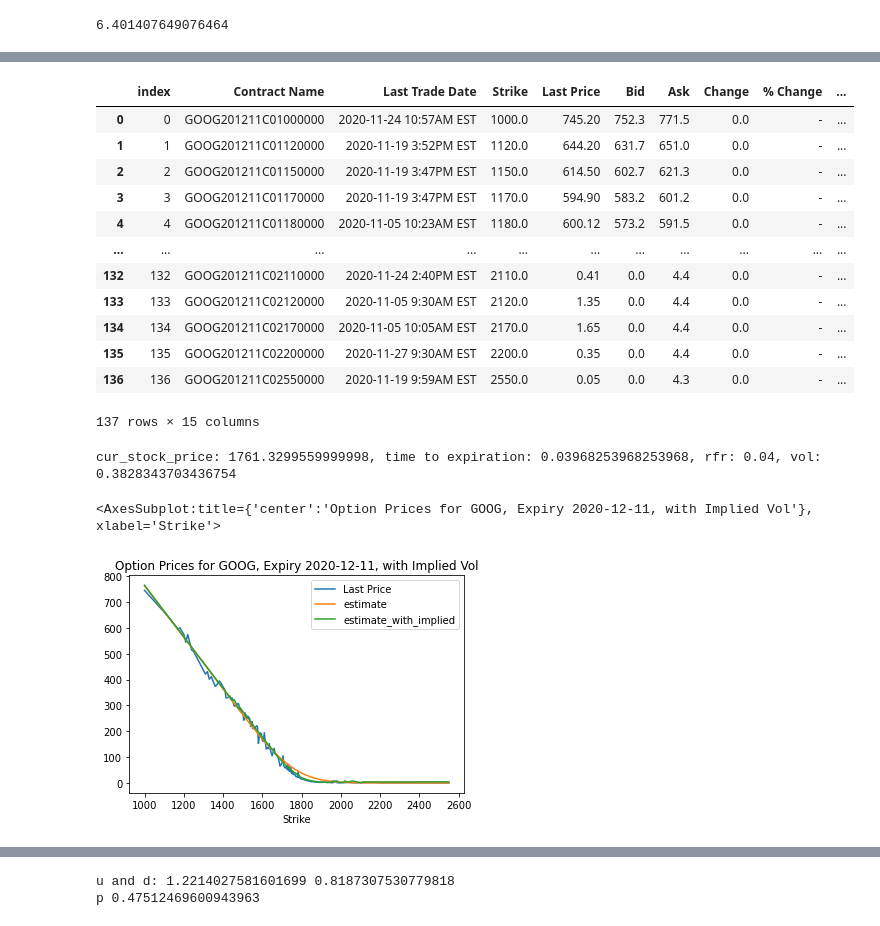
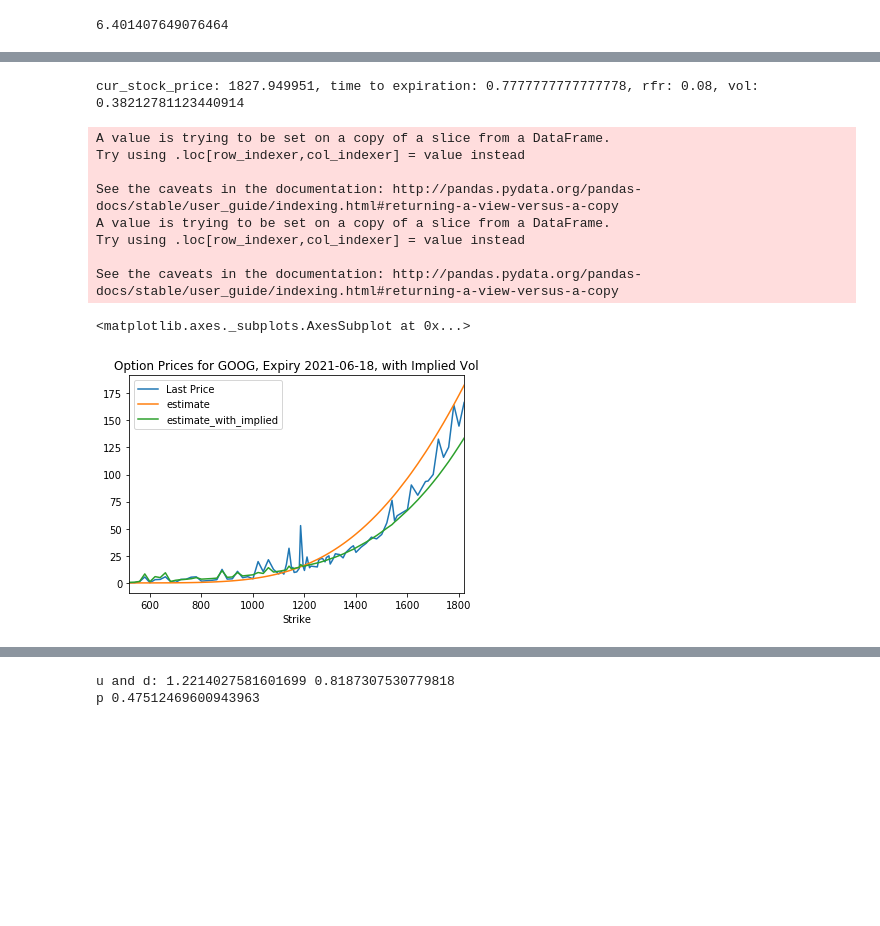
Before and after one commit to Maosef/options_pricing, a Jupyter notebook: option pricing active.ipynb, the cells around one changed output, grey strips where cells are left out. Cells and saved outputs as stored; diff of their text form; code cells hidden in the pictures; blank space fills up the shorter version.

```diff
--- a/option pricing active.ipynb
+++ b/option pricing active.ipynb
@@ -161,7 +155,8 @@ for x in range(strike_start_idx,strike_end_idx):
                             K = r['Strike'][x],
                             T = time_to_expiration,
                             r = risk_free_rate,
-                            sigma = sigma)
+                            sigma = sigma,
+                            option_type = option_type)
     list_estimates.append(value_s)
 
 # merge the real and computed dataframes to compare results
@@ -280,10 +291,12 @@ print(mse, rmse)
 # %%
-# filter deep ITM and OTM options
+# filter out low volume options
 
-lower_bound, upper_bound = cur_stock_price * .5, cur_stock_price * 1.5
-put_estimate_filtered = df_estimate[(df_estimate['Strike'] > lower_bound) & (df_estimate['Strike'] < upper_bound)].reset_index()
-ax = sns.distplot(put_estimate_filtered['estimate_error'])
-print(put_estimate_filtered['estimate_error'].describe())
+# lower_bound, upper_bound = cur_stock_price * .5, cur_stock_price * 1.5
+# price_estimate_filtered = df_estimate[(df_estimate['Strike'] > lower_bound) & (df_estimate['Strike'] < upper_bound)].reset_index()
 
-put_estimate_filtered.plot(x='Strike',y=['Last Price','estimate'], title='Option prices for {}, Expiry {} (Filtered Strikes)'.format(ticker, expiration_datetime.date()))
+price_estimate_filtered = df_estimate[(df_estimate['Open Interest'] > 15)].reset_index()
+ax = sns.distplot(price_estimate_filtered['estimate_error'])
+print(price_estimate_filtered['estimate_error'].describe())
+
+price_estimate_filtered.plot(x='Strike',y=['Last Price','estimate'], title='Option prices for {}, Expiry {} (Filtered Strikes)'.format(ticker, expiration_datetime.date()))
 # %% [output]
@@ -302,49 +315,55 @@ Name: estimate_error, dtype: float64
-# %%
-put_estimate_filtered
-# %% [output]
-|  | index | Contract Name | Last Trade Date | Strike | Last Price | Bid | Ask | Change | % Change | ... |
-| 0 | 0 | GOOG201211C01000000 | 2020-11-24 10:57AM EST | 1000.0 | 745.20 | 752.3 | 771.5 | 0.0 | - | ... |
-| 1 | 1 | GOOG201211C01120000 | 2020-11-19 3:52PM EST | 1120.0 | 644.20 | 631.7 | 651.0 | 0.0 | - | ... |
-| 2 | 2 | GOOG201211C01150000 | 2020-11-19 3:47PM EST | 1150.0 | 614.50 | 602.7 | 621.3 | 0.0 | - | ... |
-| 3 | 3 | GOOG201211C01170000 | 2020-11-19 3:47PM EST | 1170.0 | 594.90 | 583.2 | 601.2 | 0.0 | - | ... |
-| 4 | 4 | GOOG201211C01180000 | 2020-11-05 10:23AM EST | 1180.0 | 600.12 | 573.2 | 591.5 | 0.0 | - | ... |
-| ... | ... | ... | ... | ... | ... | ... | ... | ... | ... | ... |
-| 132 | 132 | GOOG201211C02110000 | 2020-11-24 2:40PM EST | 2110.0 | 0.41 | 0.0 | 4.4 | 0.0 | - | ... |
-| 133 | 133 | GOOG201211C02120000 | 2020-11-05 9:30AM EST | 2120.0 | 1.35 | 0.0 | 4.4 | 0.0 | - | ... |
-| 134 | 134 | GOOG201211C02170000 | 2020-11-05 10:05AM EST | 2170.0 | 1.65 | 0.0 | 4.4 | 0.0 | - | ... |
-| 135 | 135 | GOOG201211C02200000 | 2020-11-27 9:30AM EST | 2200.0 | 0.35 | 0.0 | 4.4 | 0.0 | - | ... |
-| 136 | 136 | GOOG201211C02550000 | 2020-11-19 9:59AM EST | 2550.0 | 0.05 | 0.0 | 4.3 | 0.0 | - | ... |
-137 rows × 15 columns
 # %%
 # if we use implied vol instead of historical vol, our estimate should improve
 
-def calculate_prices_across_strikes(options_df, cur_stock_price, time_to_expiration, risk_free_rate, sigma):
+def calculate_prices_across_strikes(options_df, cur_stock_price, time_to_expiration, risk_free_rate, sigma, option_type):
 
     print('cur_stock_price: {}, time to expiration: {}, rfr: {}, vol: {}'.format(cur_stock_price, time_to_expiration, risk_free_rate, sigma))
     list_estimates = []
+    estimates_with_implied = []
 
     strike_start_idx, strike_end_idx = 0, options_df.shape[0]
 
     # run BSM for different strikes
     for x in range(strike_start_idx,strike_end_idx):
 #         print(options_df['Strike'][x])
         value_s = black_scholes(S = cur_stock_price,
                                 K = options_df['Strike'][x],
                                 T = time_to_expiration,
                                 r = risk_free_rate,
-                                sigma = options_df['Implied Volatility'][x])
+                                sigma = sigma,
+                                option_type = option_type)
         list_estimates.append(value_s)
 
+    for x in range(strike_start_idx,strike_end_idx):
+#         print(options_df['Strike'][x])
+        value_s = black_scholes(S = cur_stock_price,
+                                K = options_df['Strike'][x],
+                                T = time_to_expiration,
+                                r = risk_free_rate,
+                                sigma = options_df['Implied Volatility'][x],
+                                option_type = option_type)
+        estimates_with_implied.append(value_s)
+
     # merge the real and computed dataframes to compare results
-    options_df['estimate_with_implied'] = list_estimates
+    df_estimate = options_df[['Strike','Last Price']]
+    df_estimate['estimate'] = list_estimates
+    df_estimate['estimate_with_implied'] = estimates_with_implied
 
-    return options_df
+    return df_estimate
 
-df_estimate = calculate_prices_across_strikes(put_estimate_filtered, cur_stock_price, time_to_expiration, risk_free_rate, sigma)
-df_estimate.plot(x='Strike',y=['Last Price','estimate','estimate_with_implied'], title='Option Prices for {}, Expiry {}, with Implied Vol'.format(ticker, expiration_datetime.date()))
+df_estimate_european = calculate_prices_across_strikes(price_estimate_filtered, cur_stock_price, time_to_expiration, risk_free_rate, sigma, option_type)
+df_estimate_european.plot(x='Strike',y=['Last Price','estimate','estimate_with_implied'], title='Option Prices for {}, Expiry {}, with Implied Vol'.format(ticker, expiration_datetime.date()))
 # %% [output]
-cur_stock_price: 1761.3299559999998, time to expiration: 0.03968253968253968, rfr: 0.04, vol: 0.3828343703436754
+cur_stock_price: 1827.949951, time to expiration: 0.7777777777777778, rfr: 0.08, vol: 0.38212781123440914
-<AxesSubplot:title={'center':'Option Prices for GOOG, Expiry 2020-12-11, with Implied Vol'}, xlabel='Strike'>
+A value is trying to be set on a copy of a slice from a DataFrame.
+Try using .loc[row_indexer,col_indexer] = value instead
+
+See the caveats in the documentation: http://pandas.pydata.org/pandas-docs/stable/user_guide/indexing.html#returning-a-view-versus-a-copy
+A value is trying to be set on a copy of a slice from a DataFrame.
+Try using .loc[row_indexer,col_indexer] = value instead
+
+See the caveats in the documentation: http://pandas.pydata.org/pandas-docs/stable/user_guide/indexing.html#returning-a-view-versus-a-copy
+<matplotlib.axes._subplots.AxesSubplot at 0x...>
-[figure, old version]
+[figure, new version]
 # %%
 
```
Also changed, not shown: parts of 28 cells of this notebook, 29 other files.
